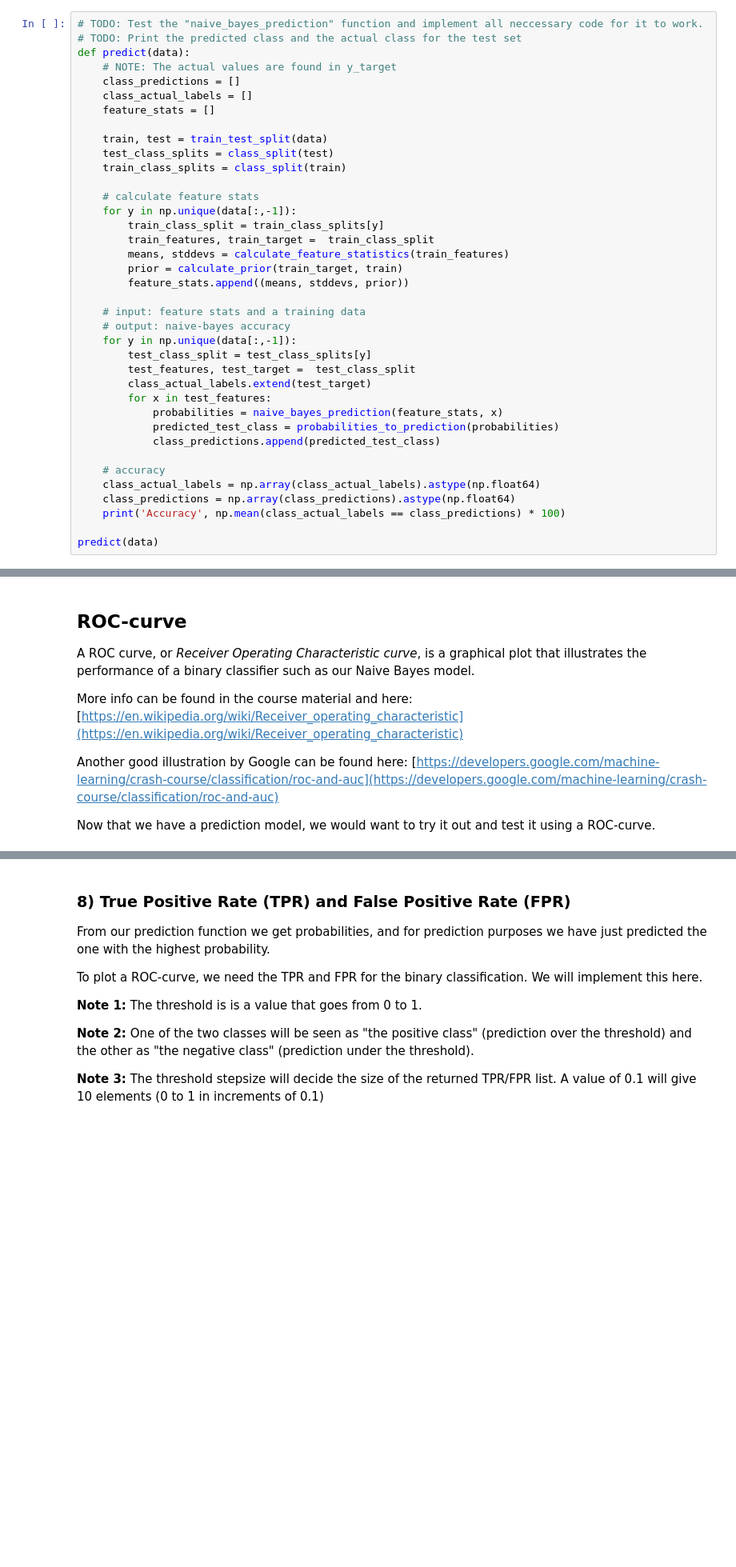
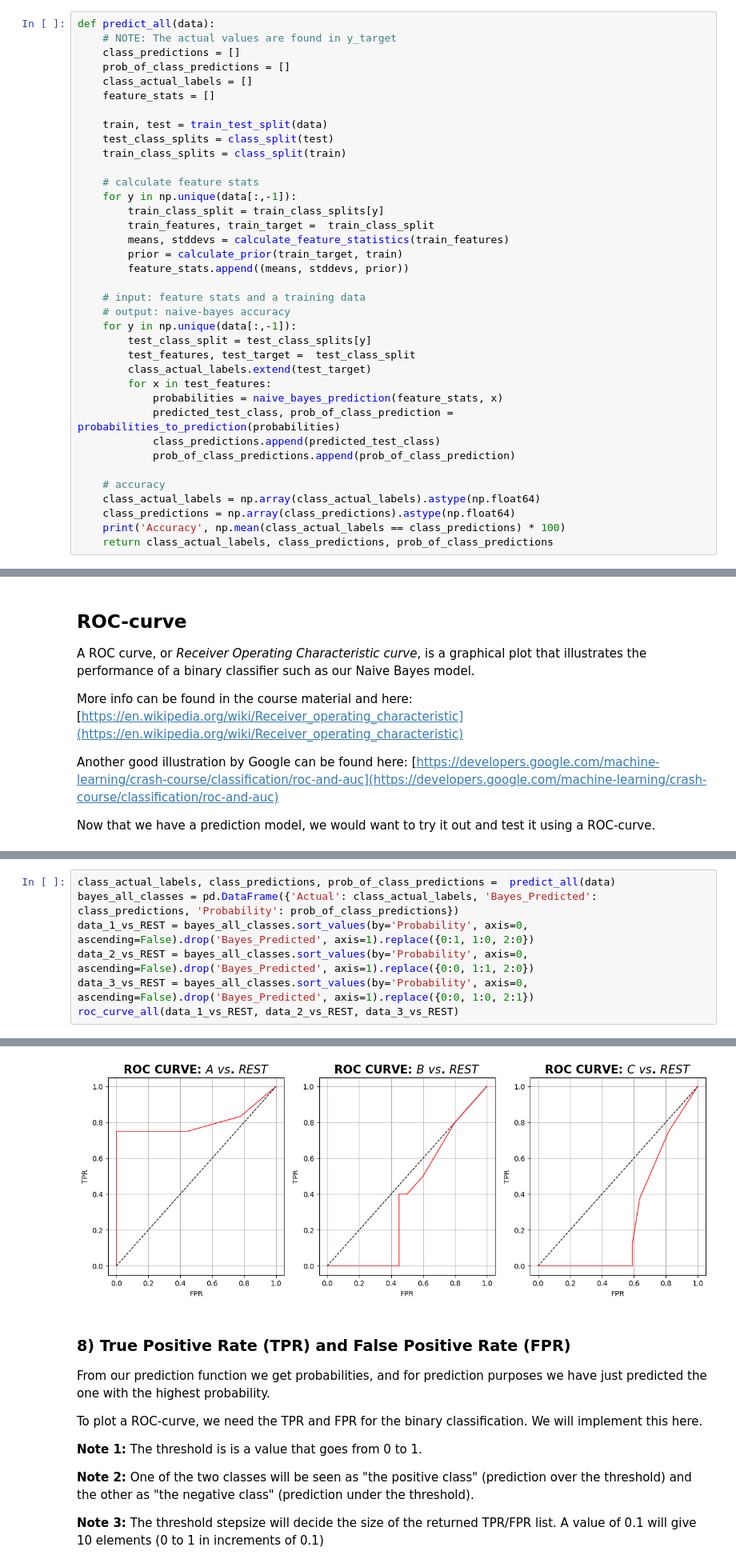
Before and after one commit to mosmar99/Naive-Bayes, a Jupyter notebook: ML-Assignment 1 - Mahmut.ipynb, the cells around one changed output, grey strips where cells are left out. Shown: that part at 80% size. Saved outputs shown, nothing was run; the diff lists cells and outputs as text; blank space fills up the shorter version.

```diff
--- a/ML-Assignment 1 - Mahmut.ipynb
+++ b/ML-Assignment 1 - Mahmut.ipynb
@@ -323,9 +294,8 @@ Now we should have implemented all the neccessary parts to train a naive bayes a
 # %%
-# TODO: Test the "naive_bayes_prediction" function and implement all neccessary code for it to work.
-# TODO: Print the predicted class and the actual class for the test set
-def predict(data):
+def predict_all(data):
     # NOTE: The actual values are found in y_target
     class_predictions = []
+    prob_of_class_predictions = []
     class_actual_labels = []
     feature_stats = []
 
@@ -349,12 +319,12 @@ def predict(data):
         class_actual_labels.extend(test_target)
         for x in test_features:
             probabilities = naive_bayes_prediction(feature_stats, x)
-            predicted_test_class = probabilities_to_prediction(probabilities)
+            predicted_test_class, prob_of_class_prediction = probabilities_to_prediction(probabilities)
             class_predictions.append(predicted_test_class)
+            prob_of_class_predictions.append(prob_of_class_prediction)
 
     # accuracy
     class_actual_labels = np.array(class_actual_labels).astype(np.float64)
     class_predictions = np.array(class_predictions).astype(np.float64)
     print('Accuracy', np.mean(class_actual_labels == class_predictions) * 100)
-
-predict(data)
+    return class_actual_labels, class_predictions, prob_of_class_predictions
@@ -372,0 +488,8 @@ Now that we have a prediction model, we would want to try it out and test it usi
+# %%
+class_actual_labels, class_predictions, prob_of_class_predictions =  predict_all(data)
+bayes_all_classes = pd.DataFrame({'Actual': class_actual_labels, 'Bayes_Predicted': class_predictions, 'Probability': prob_of_class_predictions})
+data_1_vs_REST = bayes_all_classes.sort_values(by='Probability', axis=0, ascending=False).drop('Bayes_Predicted', axis=1).replace({0:1, 1:0, 2:0})
+data_2_vs_REST = bayes_all_classes.sort_values(by='Probability', axis=0, ascending=False).drop('Bayes_Predicted', axis=1).replace({0:0, 1:1, 2:0})
+data_3_vs_REST = bayes_all_classes.sort_values(by='Probability', axis=0, ascending=False).drop('Bayes_Predicted', axis=1).replace({0:0, 1:0, 2:1})
+roc_curve_all(data_1_vs_REST, data_2_vs_REST, data_3_vs_REST)
+# %% [output]
@@ -373,3 +497,4 @@ Now that we have a prediction model, we would want to try it out and test it usi
+[figure, added]
 # %% [markdown]
 ### 8) True Positive Rate (TPR) and False Positive Rate (FPR)
 
```
Also changed, not shown: parts of 17 cells of this notebook.
